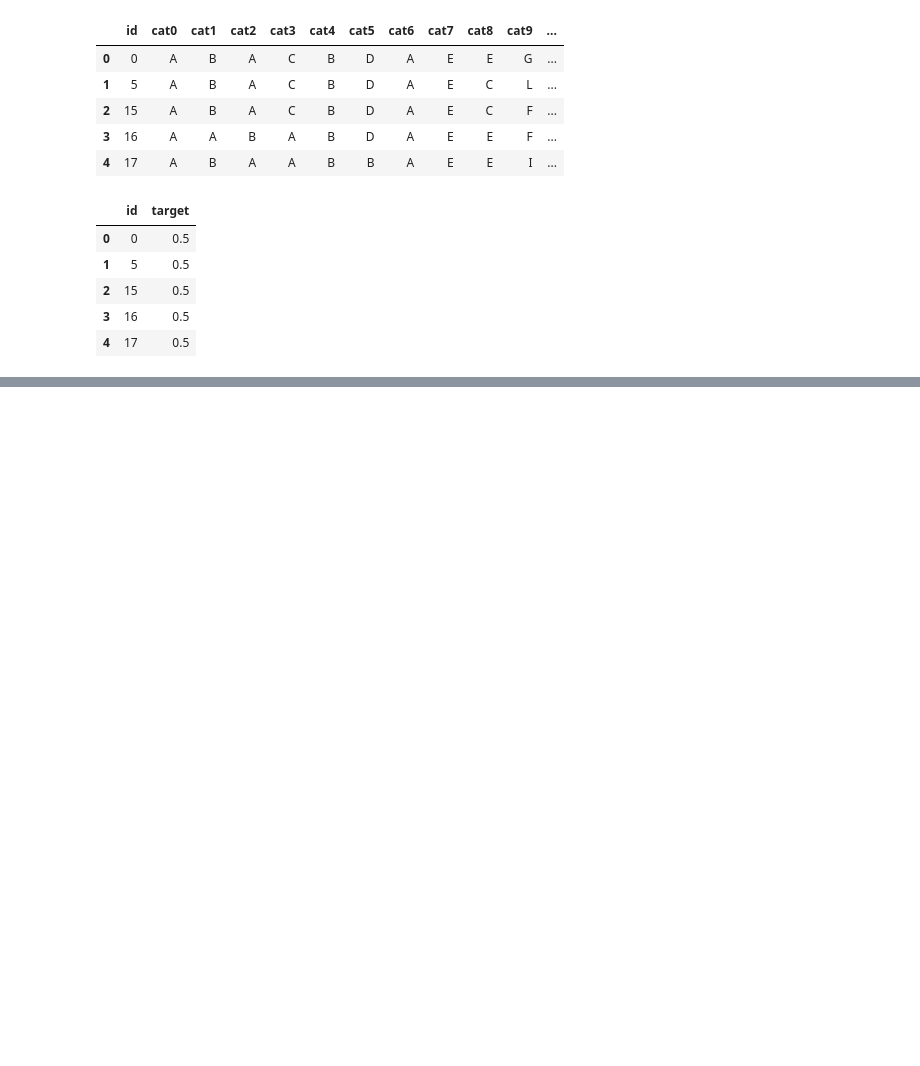
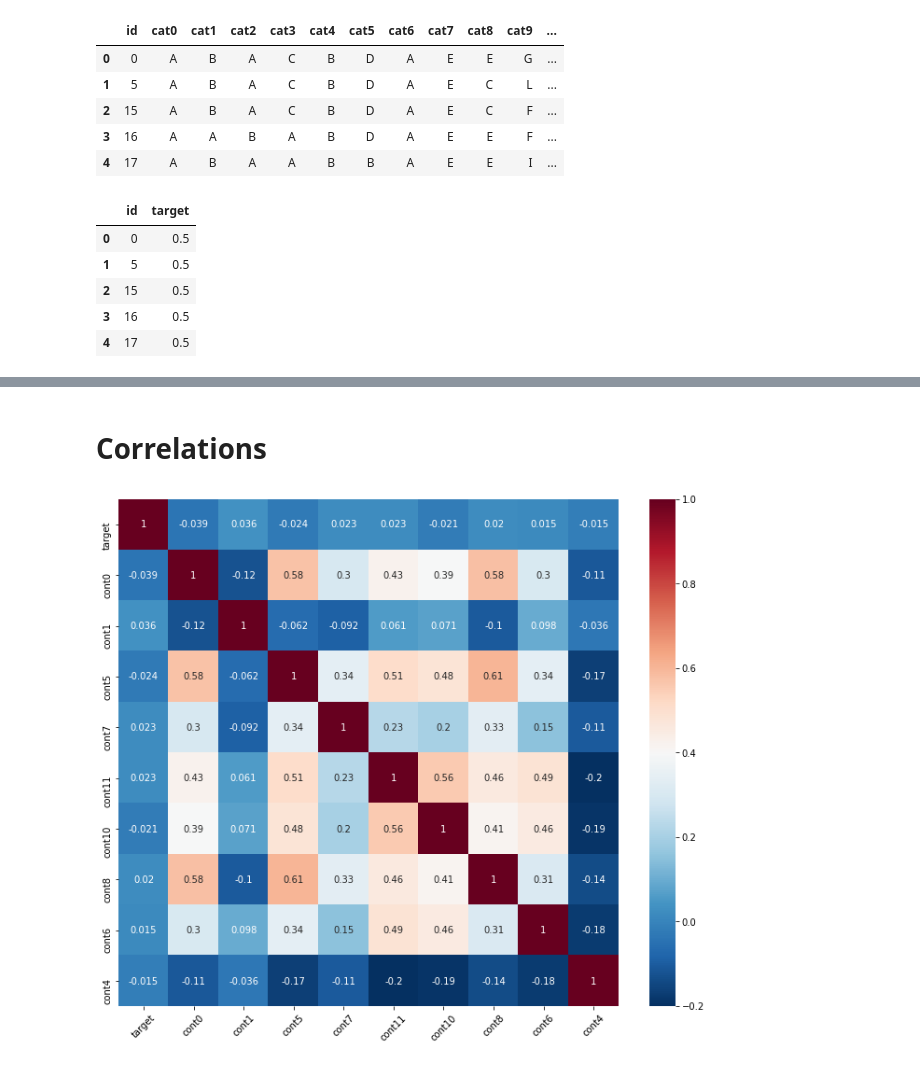
Before and after one commit to lucabasa/kaggle_competitions, a Jupyter notebook: tabular_playground/february/01_exploration.ipynb, the cells around one changed output, grey strips where cells are left out. Drawn from its saved outputs; the diff is of its cells as text; code cells hidden in the pictures; blank space fills up the shorter version.

```diff
--- a/tabular_playground/february/01_exploration.ipynb
+++ b/tabular_playground/february/01_exploration.ipynb
@@ -40,0 +119,6 @@ subs.head()
+# %% [markdown]
+# Correlations
+# %%
+high_corr = ex.plot_correlations(train_set, 'target', limit=10, annot=True)
+# %% [output]
+[figure, added]
```
Also changed, not shown: parts of 21 cells of this notebook.
